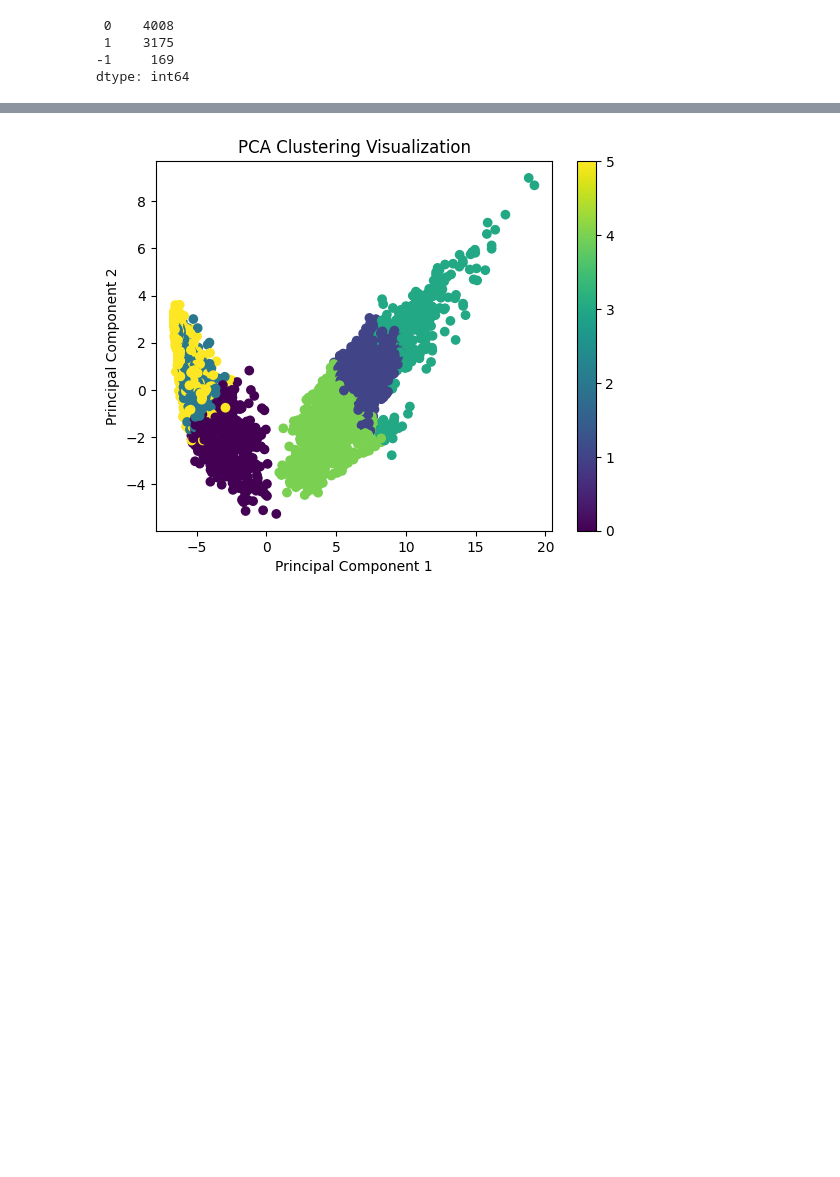
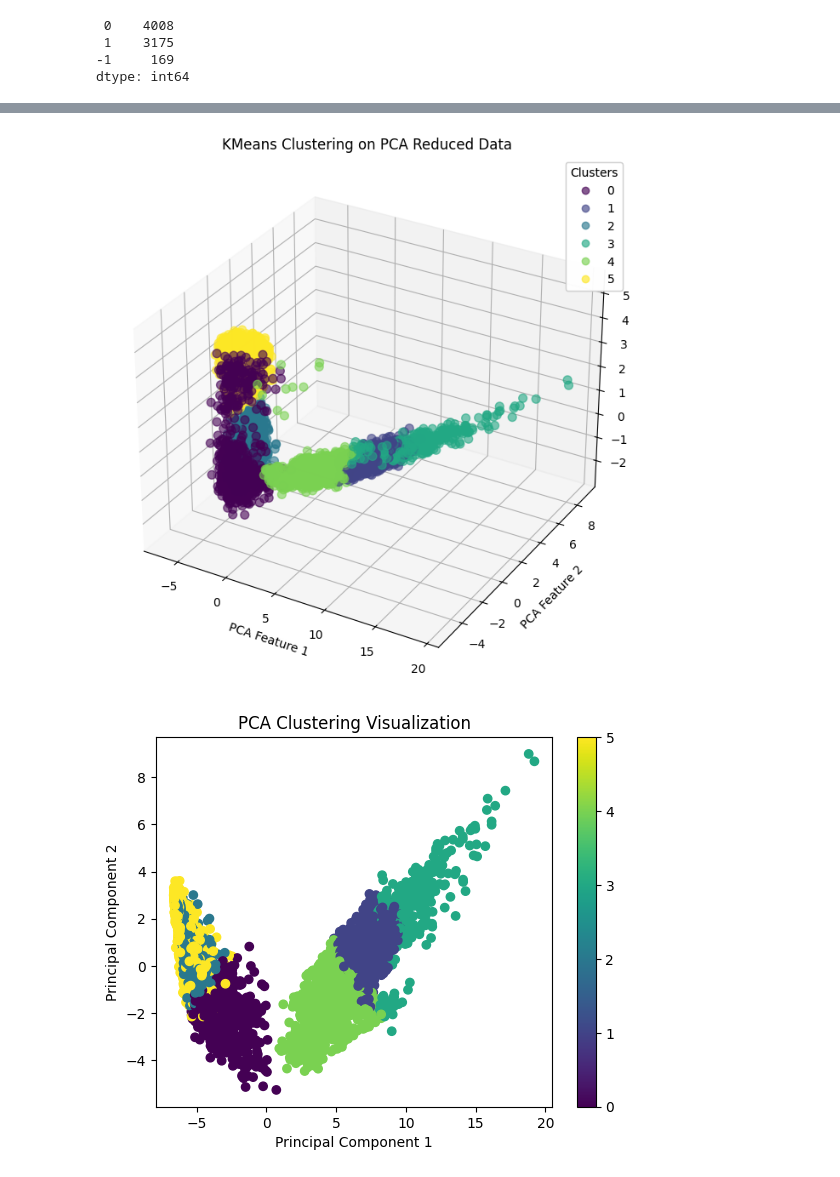
Before and after one commit to XIB1/machine_learning_course, a Jupyter notebook: project3/project3.ipynb, the cells around one changed output, grey strips where cells are left out. Saved outputs shown, nothing was run; the diff lists cells and outputs as text; code cells hidden in the pictures; blank space fills up the shorter version.

```diff
--- a/project3/project3.ipynb
+++ b/project3/project3.ipynb
@@ -377,6 +300,28 @@ X_pca = pca.fit_transform(X_train)
 kmeans = KMeans(n_clusters=6, random_state=99)
 kmeans.fit(X_pca)
 labels_250_6 = kmeans.labels_
+# %%
+pca_display = PCA(n_components=3)
+X_pca_diaplay = pca.fit_transform(X_train)
+# %%
+fig = plt.figure(figsize=(10, 8))
+ax = fig.add_subplot(111, projection='3d')
+
+scatter = ax.scatter(X_pca_diaplay[:, 0], X_pca_diaplay[:, 1], X_pca_diaplay[:, 2], c=labels_250_6, cmap='viridis', s=50, alpha=0.6)
+
+ax.set_title('KMeans Clustering on PCA Reduced Data')
+ax.set_xlabel('PCA Feature 1')
+ax.set_ylabel('PCA Feature 2')
+ax.set_zlabel('PCA Feature 3')
+
+plt.savefig('pca_kmeans_250_6_3D.png')
+
+legend1 = ax.legend(*scatter.legend_elements(), title="Clusters")
+ax.add_artist(legend1)
+
+plt.show()
+# %% [output]
+[figure, added]
 # %%
 pca_display = PCA(n_components=2)
 X_pca_diaplay = pca.fit_transform(X_train)
```
Also changed, not shown: parts of 22 cells of this notebook, 13 other files.
